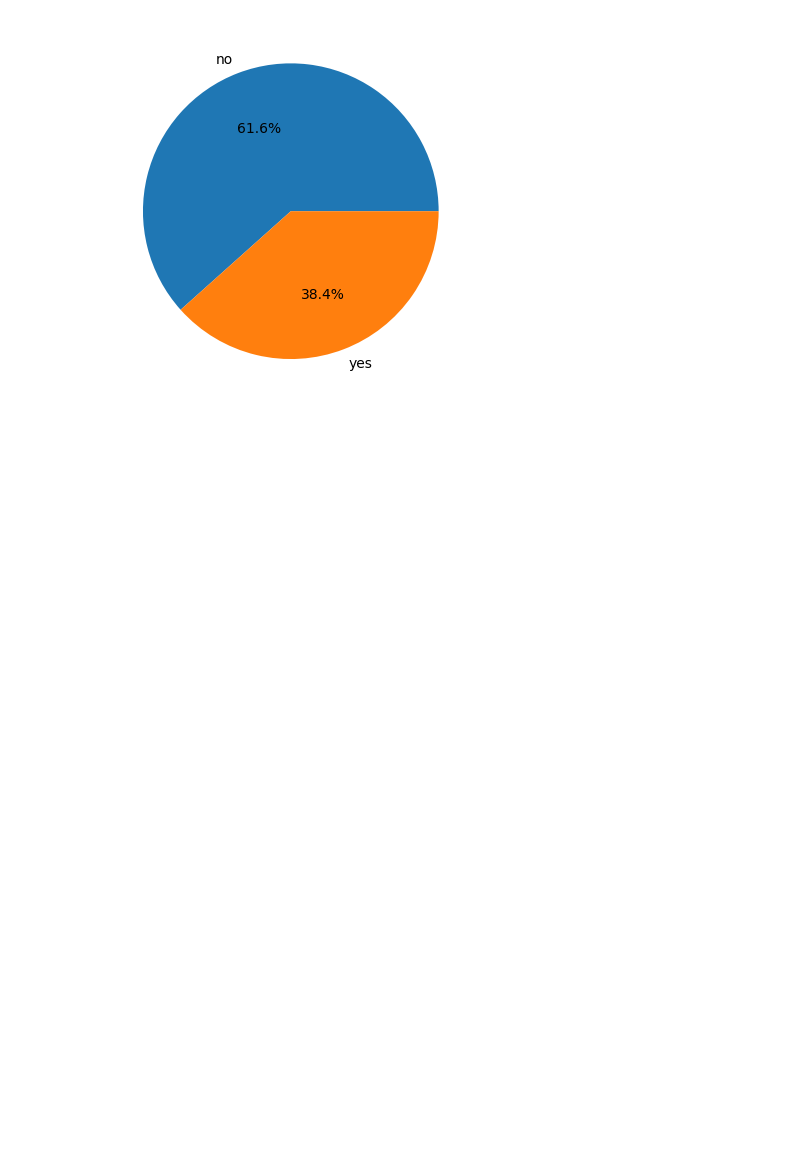
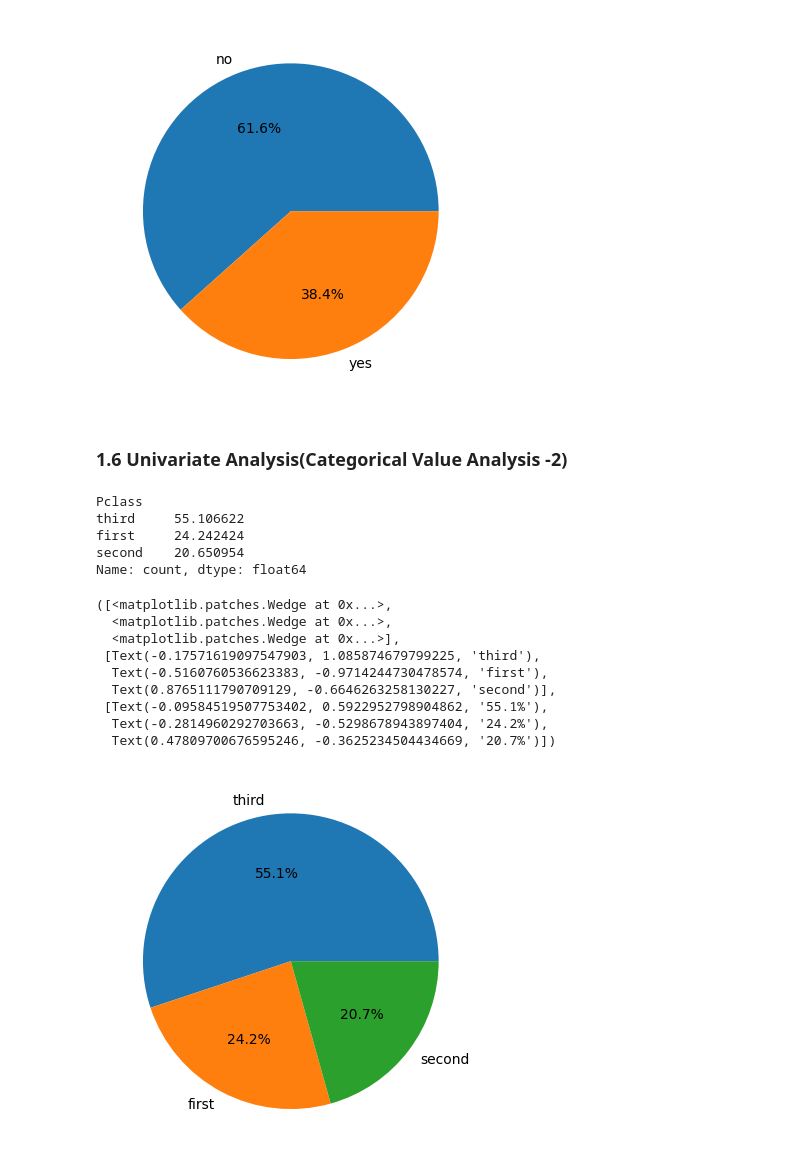
Before and after one commit to roybipro/AI-ML-learning-Phitron, a Jupyter notebook: machine-learning/week-01-eda-and-feature-engineering/moddule-01-exploratory-data-analysis-part-1/eda-p-1.ipynb, the cells around one changed output. Drawn from its saved outputs; the diff is of its cells as text; code cells hidden in the pictures; blank space fills up the shorter version.

Commit message:
1.6 Univariate Analysis(Categorical Value Analysis -2)

```diff
--- a/machine-learning/week-01-eda-and-feature-engineering/moddule-01-exploratory-data-analysis-part-1/eda-p-1.ipynb
+++ b/machine-learning/week-01-eda-and-feature-engineering/moddule-01-exploratory-data-analysis-part-1/eda-p-1.ipynb
@@ -118,3 +118,28 @@ plt.pie(survived_count, labels=survived_count.index, autopct='%1.1f%%')
  [Text(-0.21413178946796432, 0.5604886945686304, '61.6%'),
   Text(0.21413177165198496, -0.5604887013751322, '38.4%')])
 [figure]
+# %% [markdown]
+### 1.6 Univariate Analysis(Categorical Value Analysis -2)
+# %%
+(df['Pclass'].value_counts()/len(df))*100
+# %% [output]
+Pclass
+third     55.106622
+first     24.242424
+second    20.650954
+Name: count, dtype: float64
+# %%
+survived_count = df['Pclass'].value_counts()
+
+plt.pie(survived_count, labels=survived_count.index, autopct='%1.1f%%')
+# %% [output]
+([<matplotlib.patches.Wedge at 0x...>,
+  <matplotlib.patches.Wedge at 0x...>,
+  <matplotlib.patches.Wedge at 0x...>],
+ [Text(-0.17571619097547903, 1.085874679799225, 'third'),
+  Text(-0.5160760536623383, -0.9714244730478574, 'first'),
+  Text(0.8765111790709129, -0.6646263258130227, 'second')],
+ [Text(-0.09584519507753402, 0.5922952798904862, '55.1%'),
+  Text(-0.2814960292703663, -0.5298678943897404, '24.2%'),
+  Text(0.47809700676595246, -0.3625234504434669, '20.7%')])
+[figure, added]
```
Also changed, not shown: parts of 3 cells of this notebook.
